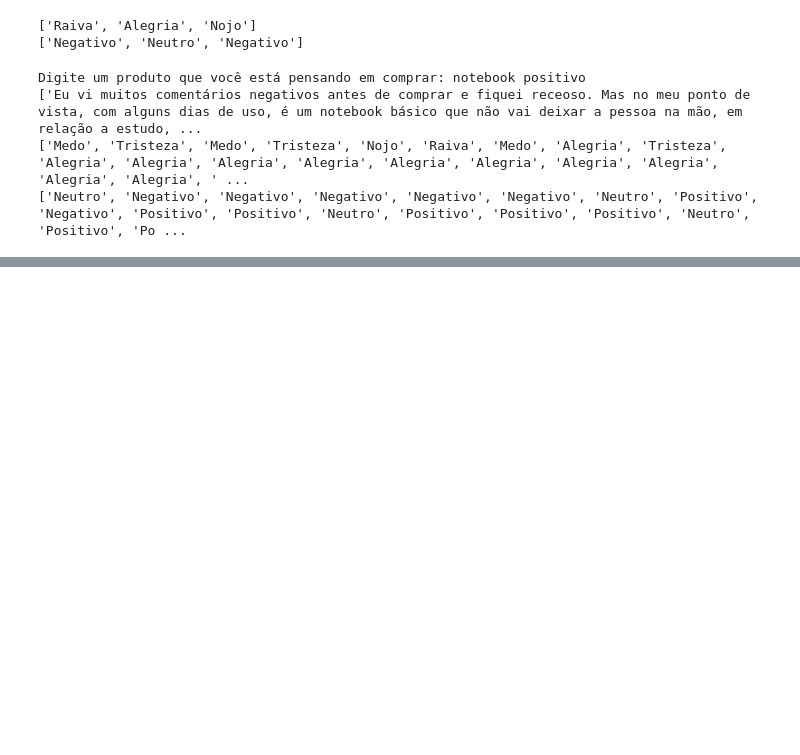
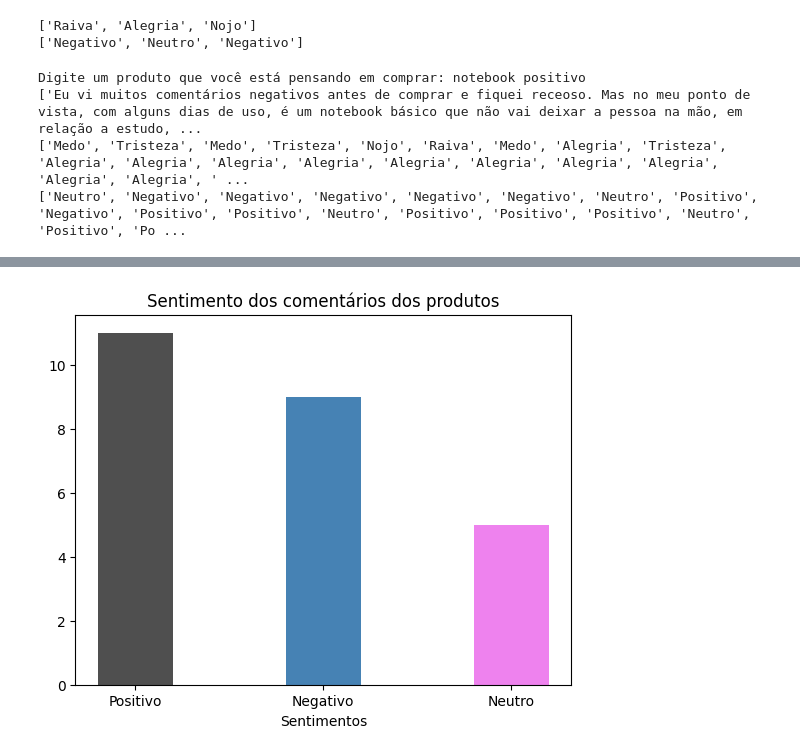
Before and after one commit to willzinbala/Like-It, a Jupyter notebook: Like_It.ipynb, the cells around one changed output, grey strips where cells are left out. Drawn from its saved outputs; the diff is of its cells as text; code cells hidden in the pictures; blank space fills up the shorter version.

```diff
--- a/Like_It.ipynb
+++ b/Like_It.ipynb
@@ -208,0 +208,21 @@ plt.show()
+# %%
+pos = list_pos_neg.count('Positivo')
+neg = list_pos_neg.count('Negativo')
+neu = list_pos_neg.count('Neutro')
+
+
+data = {'Positivo':pos, 'Negativo':neg, 'Neutro':neu}
+
+courses = list(data.keys())
+values = list(data.values())
+
+cores = ['#4F4F4F', '#4682B4', '#EE82EE']
+# creating the bar plot
+plt.bar(courses, values, color =cores,
+        width = 0.4)
+
+plt.xlabel("Sentimentos")
+plt.title("Sentimento dos comentários dos produtos")
+plt.show()
+# %% [output]
+[figure, added]
```
Also changed, not shown: parts of 1 cell of this notebook.
